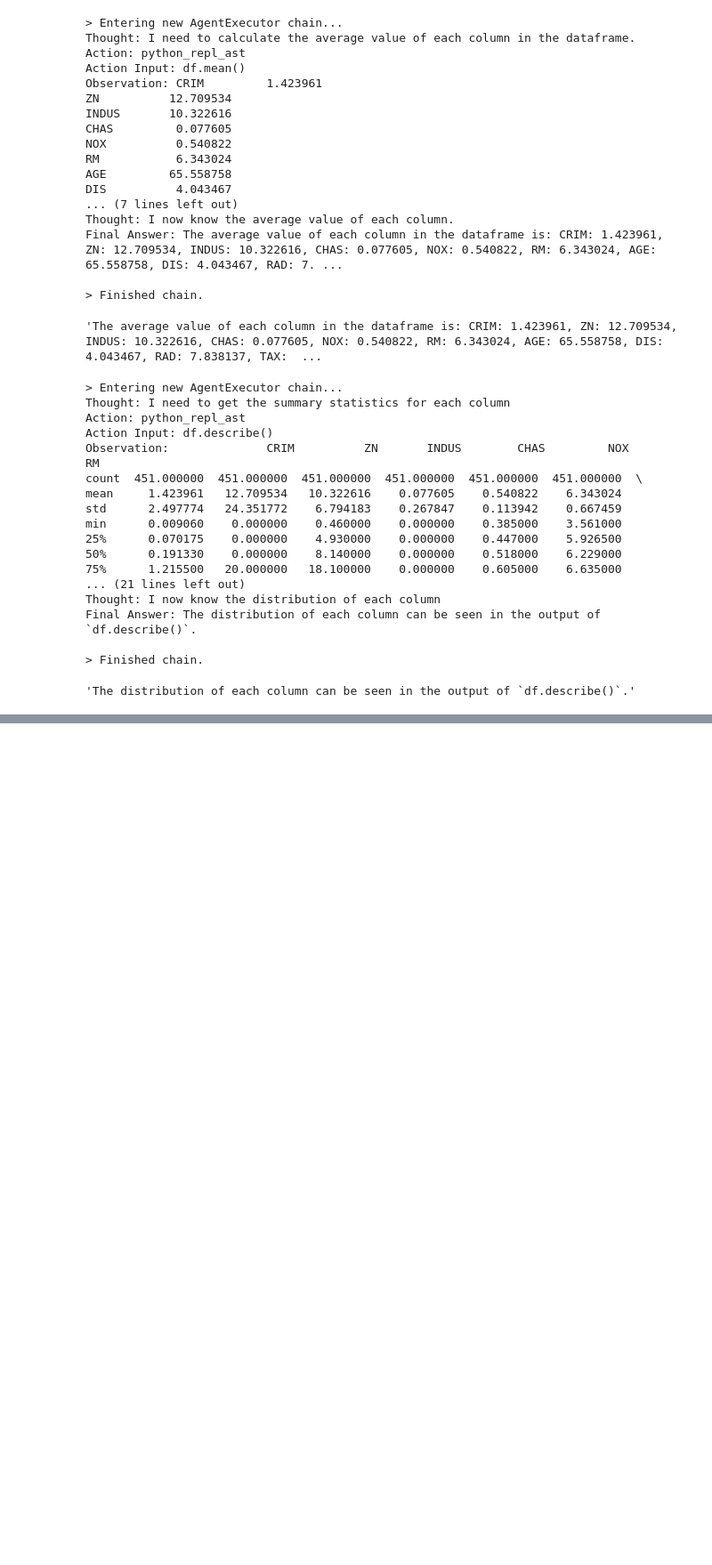
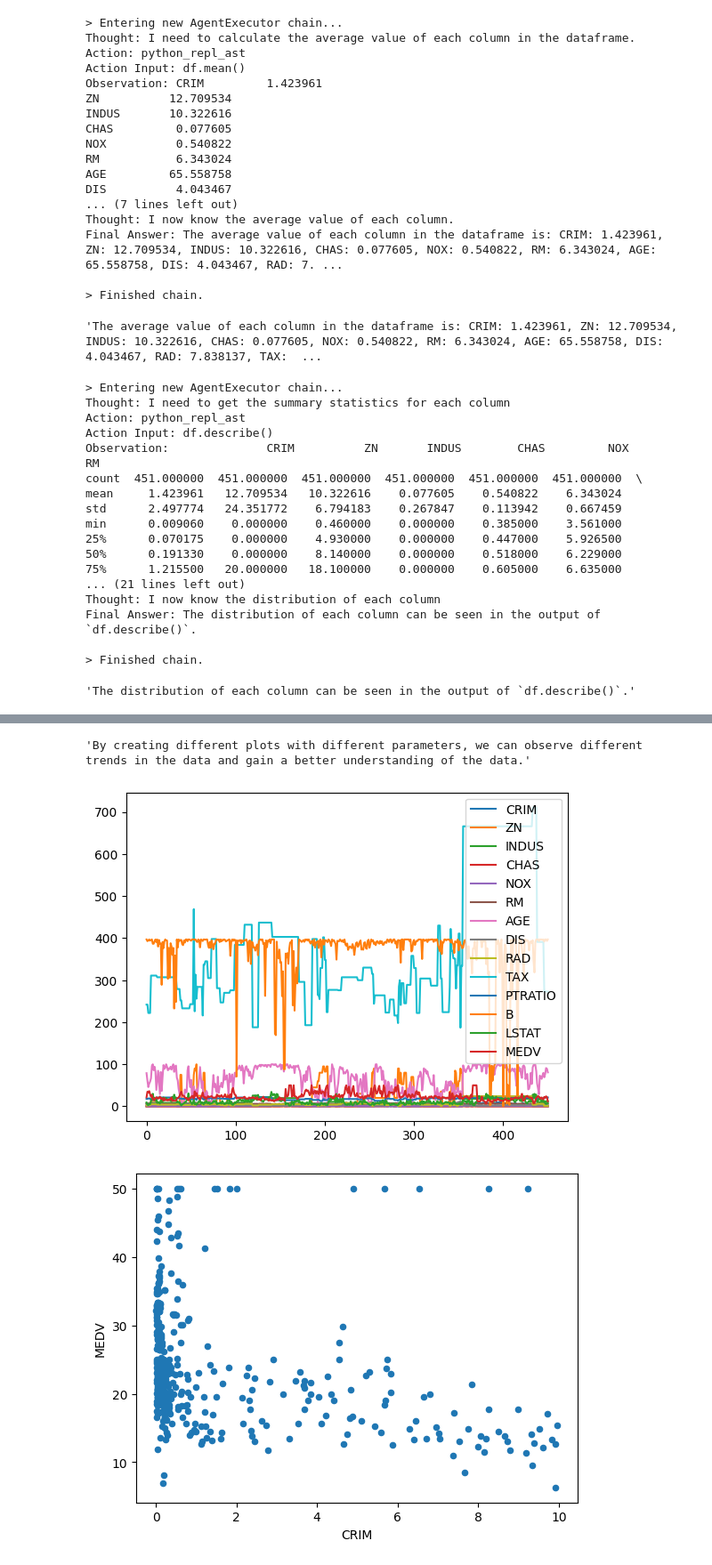
Before and after one commit to NirmalVignu/lang-chain-model, a Jupyter notebook: notebooks/lang_chain_pandas_agent.ipynb, the cells around one changed output, grey strips where cells are left out. Shown at 89% size. Drawn from its saved outputs; the diff is of its cells as text; code cells hidden in the pictures; blank space fills up the shorter version.

```diff
--- a/notebooks/lang_chain_pandas_agent.ipynb
+++ b/notebooks/lang_chain_pandas_agent.ipynb
@@ -135,0 +161,3 @@ Final Answer: No, there are no categorical columns.
+# %%
+agent.run("Create different plots and describe observations for better understanding of data?")
+# %% [output]
@@ -135,0 +181,3 @@ Final Answer: No, there are no categorical columns.
+'By creating different plots with different parameters, we can observe different trends in the data and gain a better understanding of the data.'
+[figure, added]
+[figure, added]
```
Also changed, not shown: parts of 11 cells of this notebook.
